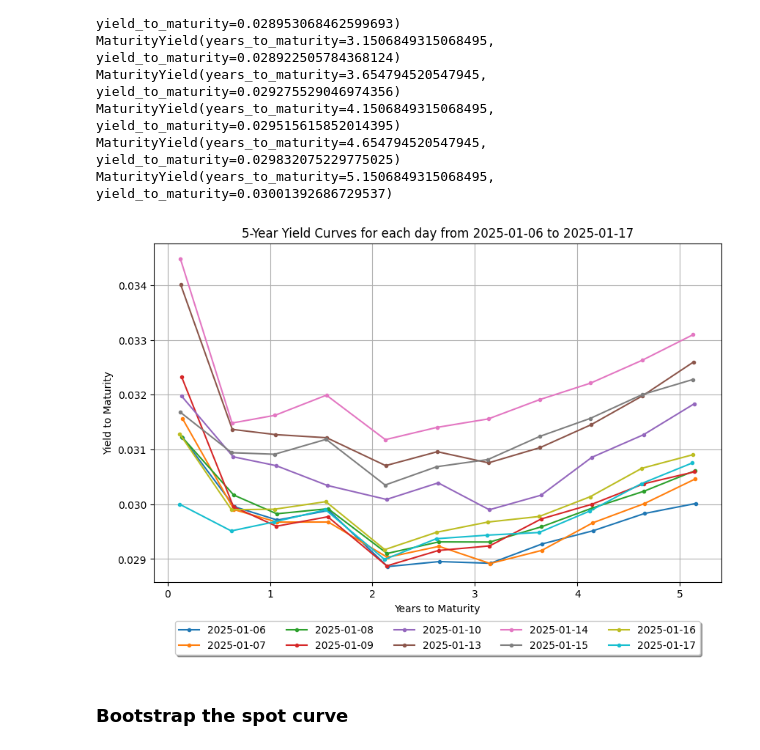
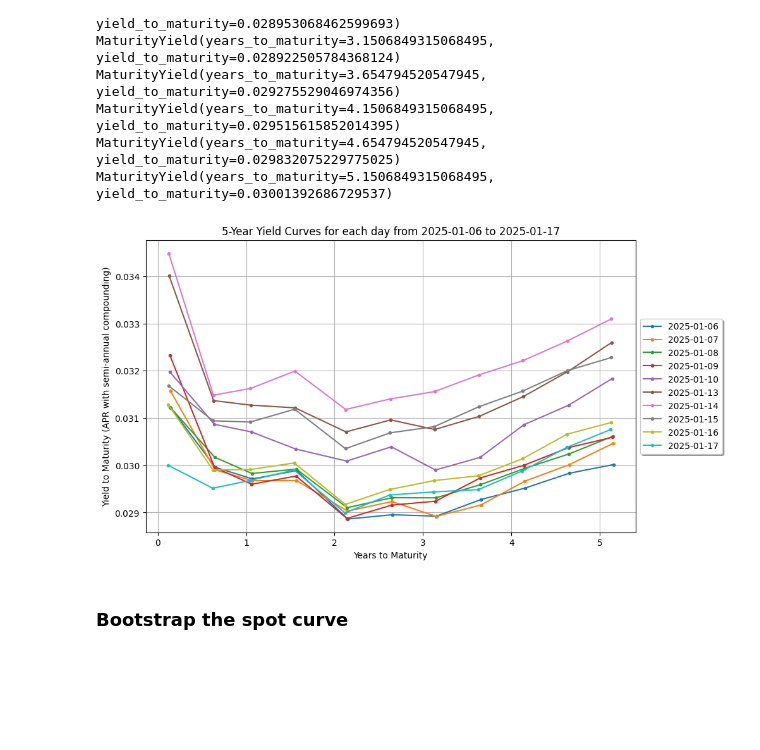
Before and after one commit to maxgodfrey2004/APM466-Assignment1, a Jupyter notebook: assignment_1.ipynb, the cells around one changed output. Cells and saved outputs as stored; diff of their text form; code cells hidden in the pictures; blank space fills up the shorter version.

```diff
--- a/assignment_1.ipynb
+++ b/assignment_1.ipynb
@@ -3,12 +3,16 @@
 
 You will need `bond_data.csv` in order for this file to run. You can generate this file by running every cell in `data_download.ipynb`.
 # %%
-import numpy as np
-import pandas as pd
 from collections import namedtuple
 from datetime import date, datetime
 
-BondTimeSeries = namedtuple("BondTimeSeries", ["name", "isin", "coupon", "date_issue", "date_maturity", "time_series"])
+import numpy as np
+import pandas as pd
+
+BondTimeSeries = namedtuple(
+    "BondTimeSeries",
+    ["name", "isin", "coupon", "date_issue", "date_maturity", "time_series"],
+)
 
 target_dates = pd.date_range("2025-01-06", periods=10, freq="B").strftime("%Y-%m-%d %H:%M").tolist()
 target_dates
@@ -54,7 +60,11 @@ bonds
  BondTimeSeries(name='CAN 3.50 Sep 29', isin='CA135087R895', coupon=0.035, date_issue=datetime.date(2024, 4, 8), date_maturity=datetime.date(2029, 9, 1), time_series={'2025-01-06 00:00': 102.22, '2025 ...
  BondTimeSeries(name='CAN 2.75 Mar 30', isin='CA135087S471', coupon=0.0275, date_issue=datetime.date(2024, 10, 3), date_maturity=datetime.date(2030, 3, 1), time_series={'2025-01-06 00:00': 98.81, '202 ...
 # %%
-BondObservation = namedtuple("BondObservation", ["name", "coupon", "date_issue", "date_maturity", "date_observation", "price"])
+BondObservation = namedtuple(
+    "BondObservation",
+    ["name", "coupon", "date_issue", "date_maturity", "date_observation", "price"],
+)
+
 
 def get_observations_for_date(d: date) -> list[BondObservation]:
     observations = []
@@ -65,7 +75,7 @@ def get_observations_for_date(d: date) -> list[BondObservation]:
             date_issue=bond.date_issue,
             date_maturity=bond.date_maturity,
             date_observation=d,
-            price=bond.time_series[d.strftime("%Y-%m-%d 00:00")]
+            price=bond.time_series[d.strftime("%Y-%m-%d 00:00")],
         )
         observations.append(obs)
     return observations
@@ -96,7 +106,14 @@ def year_fraction(start_date: date, end_date: date) -> float:
 # %%
 MaturityYield = namedtuple("MaturityYield", ["years_to_maturity", "yield_to_maturity"])
 
-def newton_ytm(bond: BondObservation, valuation_date: date, face_value=100, guess=0.03, tol=1e-6, max_iter=100) -> float:
+
+def newton_ytm(
+    bond: BondObservation,
+    valuation_date: date,
+    guess=0.03,
+    tol=1e-6,
+    max_iter=100,
+) -> float:
     price = bond.time_series[valuation_date.strftime("%Y-%m-%d 00:00")]
     cfs_to_maturity, cf_dates = get_bond_cashflows(bond, valuation_date)
 
@@ -126,6 +143,7 @@ def newton_ytm(bond: BondObservation, valuation_date: date, face_value=100, gues
         ytm -= price_diff / bond_price_derivative(ytm)
     return ytm
 
+
 def get_ytms_for_date(target_datetime: str) -> list[MaturityYield]:
     ytms = []
     for bond in bonds:
@@ -135,7 +153,8 @@ def get_ytms_for_date(target_datetime: str) -> list[MaturityYield]:
         ytms.append(MaturityYield(years_to_maturity, ytm))
     return ytms
 
-print(*get_ytms_for_date("2025-01-06 00:00"), sep='\n')
+
+print(*get_ytms_for_date("2025-01-06 00:00"), sep="\n")
 # %% [output]
 MaturityYield(years_to_maturity=0.14794520547945206, yield_to_maturity=0.03121600387462091)
 MaturityYield(years_to_maturity=0.6520547945205479, yield_to_maturity=0.029955887905691245)
@@ -151,24 +170,23 @@ MaturityYield(years_to_maturity=5.1506849315068495, yield_to_maturity=0.03001392
 # %%
 import matplotlib.pyplot as plt
 
 yield_curves = [get_ytms_for_date(d) for d in target_dates]
 
 plt.figure(figsize=(10, 6))
 
 for curve, date_ in zip(yield_curves, target_dates):
     x = [ytm.years_to_maturity for ytm in curve]
     y = [ytm.yield_to_maturity for ytm in curve]
-    plt.plot(x, y, marker='o', markersize=3, label=date_[:-6])
+    plt.plot(x, y, marker="o", markersize=3, label=date_[:-6])
 
-plt.xlabel('Years to Maturity')
-plt.ylabel('Yield to Maturity')
-plt.title('5-Year Yield Curves for each day from 2025-01-06 to 2025-01-17')
-plt.legend(loc='upper center', bbox_to_anchor=(0.5, -0.1),
-           ncol=5, fancybox=True, shadow=True)
+plt.xlabel("Years to Maturity")
+plt.ylabel("Yield to Maturity (APR with semi-annual compounding)")
+plt.title("5-Year Yield Curves for each day from 2025-01-06 to 2025-01-17")
+plt.legend(loc="center left", bbox_to_anchor=(1, 0.5), ncol=1, fancybox=True, shadow=True)
 plt.grid(True)
 plt.show()
 # %% [output]
-[figure, old version]
+[figure, new version]
 # %% [markdown]
 ### Bootstrap the spot curve
 # %%
```
Also changed, not shown: parts of 8 cells of this notebook, 1 other file.
